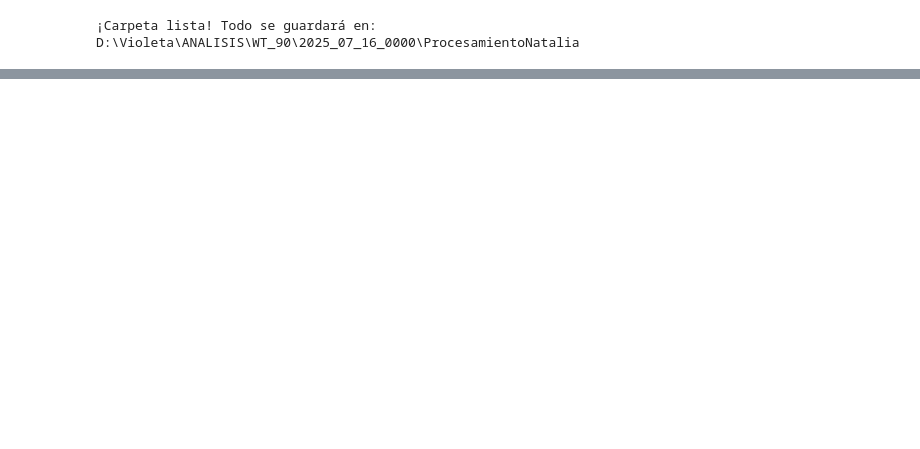
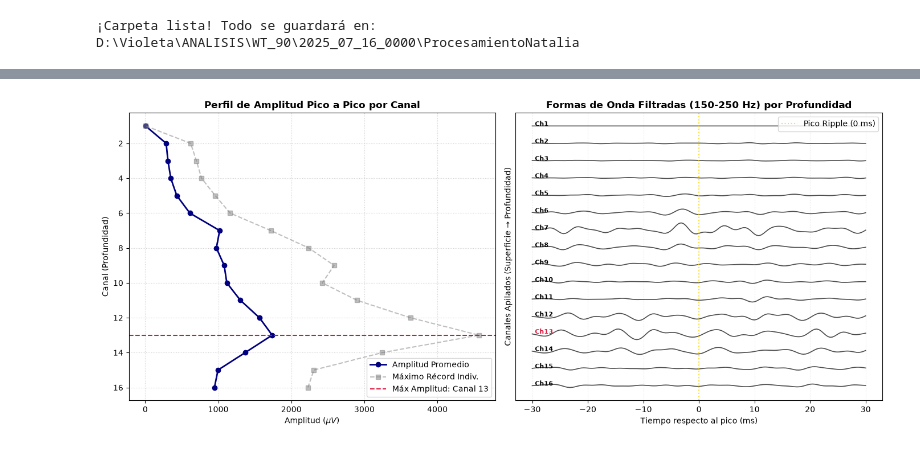
Before and after one commit to nataliasanamo-hue/NPproyect, a Jupyter notebook: CSD_ripples.ipynb, the cells around one changed output, grey strips where cells are left out. Drawn from its saved outputs; the diff is of its cells as text; code cells hidden in the pictures; blank space fills up the shorter version.

```diff
--- a/CSD_ripples.ipynb
+++ b/CSD_ripples.ipynb
@@ -94,20 +99,14 @@ print(f"¡Carpeta lista! Todo se guardará en:\n{carpeta_resultados}")
 D:\Violeta\ANALISIS\WT_90\2025_07_16_0000\ProcesamientoNatalia
 # %%
 # 5. SELECCIÓN DE LOS RIPPLE DETECTADOS
-# Definir la ruta de tu archivo .mat (archivo en la misma carpeta que el .dat)
-archivo_mat = carpeta_sesion / "analyset" / "rippleAnalysis.mat"
+# Cargar el el archivo .mat que contiene la estructura rippleAnalysis
+with h5py.File(archivo_ripple_analysis, 'r') as f:
+    # Acceder a la estructura rippleAnalysis y extraer iRipsMiddle
+    picos_matlab = f['rippleAnalysis']['iRipSMiddle'][:]
 
-# 2. Cargamos el contenido del archivo
-mat_data = sio.loadmat(archivo_mat)
-
-# 3. Extraemos la estructura rippleAnalysis
-# En Python, los structs de MATLAB se leen dentro de un diccionario
-ripple_analysis = mat_data['rippleAnalysis']
-
-# Extraemos la variable iRipsMiddle y le restamos 1 para ajustar a Python (base 0)
-# Usamos .flatten() para convertirlo en una lista simple de números
-picos_ripples = ripple_analysis['iRipsMiddle'][0, 0].flatten() - 1
-
+# Extraer la variable iRipsMiddle y le restamos 1 para ajustar a Python (base 0)
+# Se usa .flatten() para convertirlo en una lista simple de números
+picos_ripples = picos_matlab.flatten().astype(int) - 1
 num_ripples = len(picos_ripples)
 
 print(f"¡Éxito al cargar el archivo .mat!")
@@ -115,0 +194,63 @@ print(f"El centro del primer ripple está en el punto: {picos_ripples[0]}")
+# %%
+# FIGURA PARA AMPLITUD Y FORMAS DE ONDA
+# Se filtra el Ripple Medio en la banda ripple para revelar las ondas rápidas
+f_low, f_high = 100, 300
+sos_ripple = butter(4, [f_low, f_high], btype='band', fs=fs, output='sos')
+ripple_medio_filtrado = sosfiltfilt(sos_ripple, ripple_medio, axis=0)
+
+plt.figure(figsize=(14, 6))
+
+# --- SUBPLOT A: PERFIL DE AMPLITUD PICO A PICO POR CANAL ---
+plt.subplot(1, 2, 1)
+canales_eje = np.arange(1, n_channels + 1)
+
+# Graficar la amplitud promedio por ripple y el récord máximo
+plt.plot(promedio_indiv_por_canal, canales_eje, 'o-', color='navy', linewidth=2, label='Amplitud Promedio')
+plt.plot(max_absoluta_por_canal, canales_eje, 's--', color='gray', alpha=0.5, label='Máximo Récord Indiv.')
+
+# Canal top de amplitud (Canal 13)
+canal_top_amp = np.argmax(promedio_indiv_por_canal) + 1
+plt.axhline(y=canal_top_amp, color='crimson', linestyle='--', label=f'Máx Amplitud: Canal {canal_top_amp}')
+
+plt.gca().invert_yaxis()  # Invertir eje Y para representar la profundidad real
+plt.title('Perfil de Amplitud Pico a Pico por Canal', fontsize=12, fontweight='bold')
+plt.xlabel('Amplitud ($\mu V$)', fontsize=10)
+plt.ylabel('Canal (Profundidad)', fontsize=10)
+plt.grid(True, linestyle=':', alpha=0.6)
+plt.legend(loc='lower right')
+
+
+# --- SUBPLOT B: FORMAS DE ONDA CORREGIDAS (TRACE PLOT) ---
+plt.subplot(1, 2, 2)
+
+# Se escala el desplazamiento entre trazas según la amplitud de la oscilación
+amp_oscilacion = np.max(np.abs(ripple_medio_filtrado))
+offset = amp_oscilacion * 2.5
+
+for ch in range(n_channels):
+    canal_num = ch + 1
+    traza = ripple_medio_filtrado[:, ch] - (ch * offset)
+
+    plt.plot(tiempo, traza, color='black', alpha=0.7, linewidth=1.2)
+
+    plt.text(-29.5, -ch * offset, f'Ch{canal_num}', fontsize=8, fontweight='bold',
+             color='crimson' if canal_num == canal_top_amp else 'black')
+
+plt.axvline(x=0, color='gold', linestyle=':', alpha=0.8, label='Pico Ripple (0 ms)')
+plt.title('Formas de Onda Filtradas (150-250 Hz) por Profundidad', fontsize=12, fontweight='bold')
+plt.xlabel('Tiempo respecto al pico (ms)', fontsize=10)
+plt.ylabel('Canales Apilados (Superficie → Profundidad)', fontsize=10)
+plt.yticks([])
+plt.grid(True, linestyle=':', alpha=0.3)
+plt.legend(loc='upper right')
+
+plt.tight_layout()
+
+# Guardar la figura en la carpeta ProcesamientoNatalia
+ruta_figura_amp = carpeta_resultados / "perfil_amplitud_y_formas_de_onda.png"
+plt.savefig(ruta_figura_amp, dpi=300)
+plt.show()
+
+print(f"Gráfica de Amplitud y Formas de Onda guardada en:\n{ruta_figura_amp}")
+# %% [output]
+[figure, added]
```
Also changed, not shown: parts of 14 cells of this notebook.
